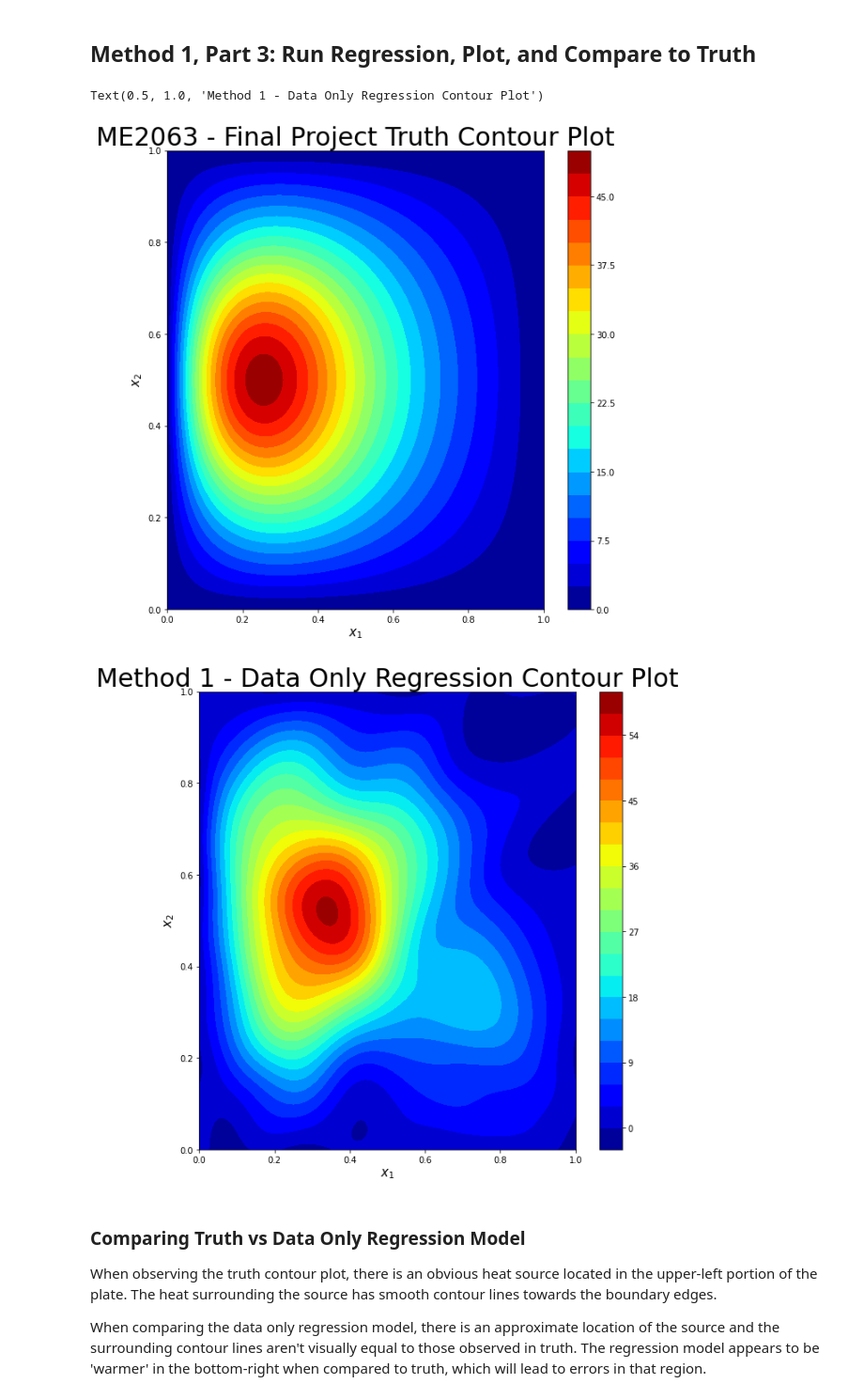
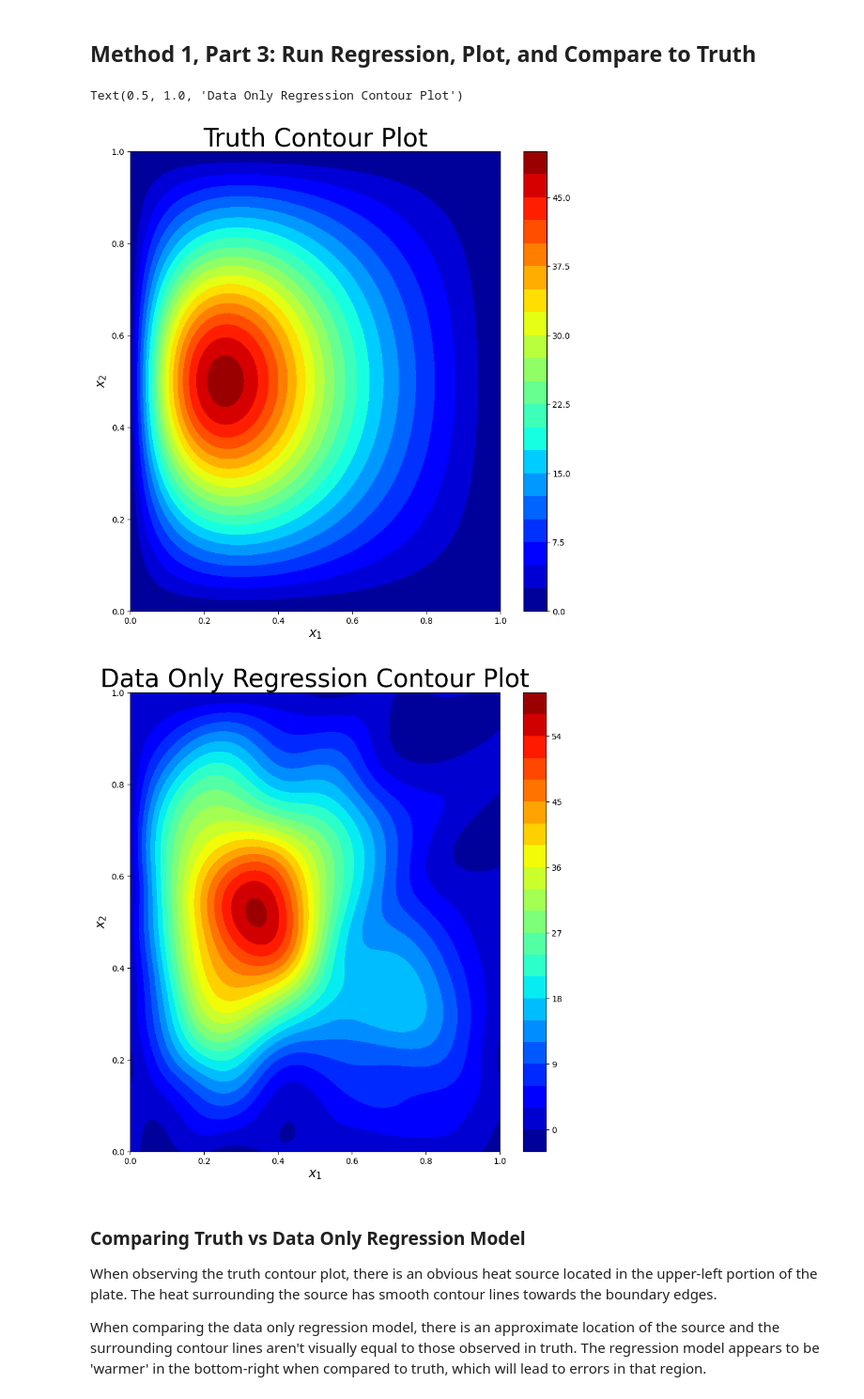
Before and after one commit to tycho-bro-hey/physics-informed-neural-network, a Jupyter notebook: physics-informed-neural-network.ipynb, the cells around one changed output. Shown at 94% size. Saved outputs shown, nothing was run; the diff lists cells and outputs as text; code cells hidden in the pictures.

```diff
--- a/physics-informed-neural-network.ipynb
+++ b/physics-informed-neural-network.ipynb
@@ -161,23 +153,23 @@ for i in range(epochs):
 # %%
 fig = plt.figure(figsize=(10,10))
 plt.contourf(SX1,SX2,T,cmap='jet', levels = 20)
 plt.colorbar()
 plt.xlabel(r'$x_{1}$',fontsize = 15)
 plt.ylabel(r'$x_{2}$',fontsize = 15)
-plt.title(r'ME2063 - Final Project Truth Contour Plot',fontsize=30)
+plt.title(r'Truth Contour Plot',fontsize=30)
 
 testx = Forward(params,X1,X2)
 plotx = testx.reshape(101,101)
 fig = plt.figure(figsize=(10,10))
 plt.contourf(X1[0,:],X2[:,0],plotx,cmap='jet', levels = 20)
 plt.colorbar()
 plt.xlabel(r'$x_{1}$',fontsize = 15)
 plt.ylabel(r'$x_{2}$',fontsize = 15)
-plt.title(r'Method 1 - Data Only Regression Contour Plot',fontsize=30)
+plt.title(r'Data Only Regression Contour Plot',fontsize=30)
 # %% [output]
-Text(0.5, 1.0, 'Method 1 - Data Only Regression Contour Plot')
+Text(0.5, 1.0, 'Data Only Regression Contour Plot')
-[figure, old version]
+[figure, new version]
-[figure, old version]
+[figure, new version]
 # %% [markdown]
 ### Comparing Truth vs Data Only Regression Model
 When observing the truth contour plot, there is an obvious heat source located in the upper-left portion of the plate. The heat surrounding the source has smooth contour lines towards the boundary edges.
```
Also changed, not shown: parts of 7 cells of this notebook.
